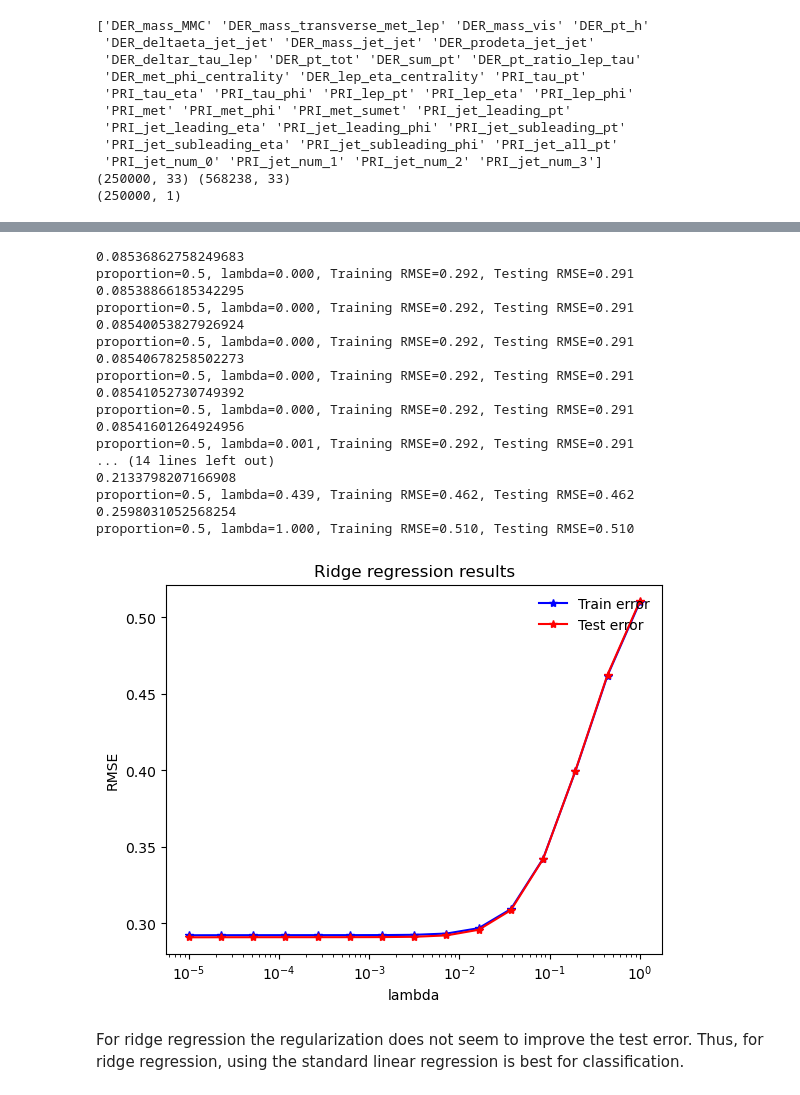
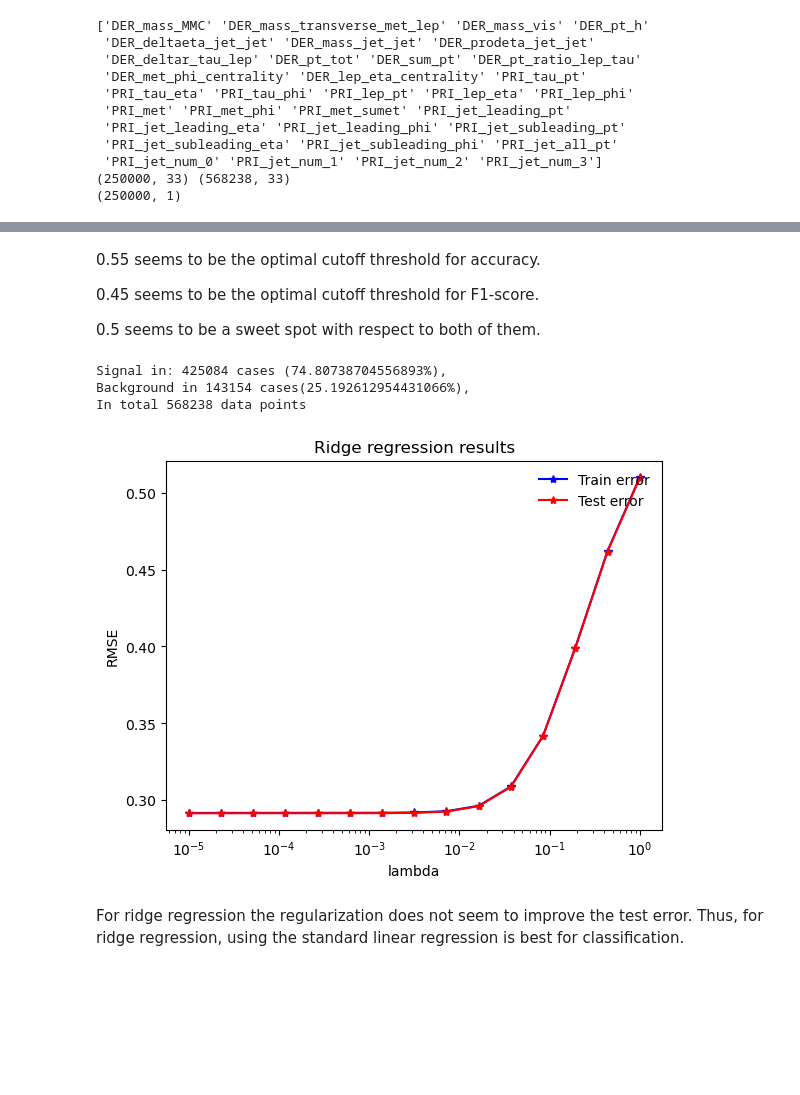
Before and after one commit to CS-433/ml-project-1-cheruben-3, a Jupyter notebook: src/run.ipynb, the cells around one changed output, grey strips where cells are left out. Drawn from its saved outputs; the diff is of its cells as text; code cells hidden in the pictures; blank space fills up the shorter version.

Commit message:
Perform and analyze classification with linear regression

```diff
--- a/src/run.ipynb
+++ b/src/run.ipynb
@@ -181,3 +263,31 @@ print('Weights:', w)
+# %% [markdown]
+0.55 seems to be the optimal cutoff threshold for accuracy.
+
+0.45 seems to be the optimal cutoff threshold for F1-score.
+
+0.5 seems to be a sweet spot with respect to both of them.
+# %%
+# Create predictions with linear regression
+predictions = X_test_public @ w
+cutoff = 0.5
+predictions = (predictions > cutoff).astype(np.int32)
+n_test = X_test_public.shape[0]
+n_signal = predictions[predictions == 1].shape[0]
+n_background = predictions[predictions == 0].shape[0]
+print(f"""Signal in: {n_signal} cases ({n_signal / n_test * 100}%),
+Background in {n_background} cases({ n_background / n_test * 100}%),
+In total {X_test_public.shape[0]} data points""")
+
+submission_file_name = 'submission_linregr.csv'
+with open(os.path.join(data_directory, submission_file_name), mode='w', newline='', encoding='utf-8') as submission_file:
+    writer = csv.writer(submission_file, delimiter=',')
+    writer.writerow(['Id', 'Prediction'])
+    for i, prediction in enumerate(predictions):
+        writer.writerow([ids_test_public[i], 1 if prediction else -1])
+# %% [output]
+Signal in: 425084 cases (74.80738704556893%),
+Background in 143154 cases(25.192612954431066%),
+In total 568238 data points
 # %%
 def plot_train_test(train_errors, test_errors, lambdas):
     """
@@ -198,45 +308,25 @@ def plot_train_test(train_errors, test_errors, lambdas):
 # %%
 # Evaluating Ridge regression
 from metrics import (
     RidgeLoss
 )
 
 def test_ridge_regression(x, y, ratio):
 
     lambdas = np.logspace(-5, 0, 15)
     x_tr, x_te, y_tr, y_te = train_test_split(x, y, train_proportion=ratio)
     rmse_tr = []
     rmse_te = []
 
     for ind, lambda_ in enumerate(lambdas):
         w, loss = ridge_regression(y_tr, x_tr, lambda_)
         rmse_tr.append(np.sqrt(loss))
         rmse_te.append(np.sqrt(RidgeLoss.loss(x_te, y_te, w)))
 
-        print("proportion={p}, lambda={l:.3f}, Training RMSE={tr:.3f}, Testing RMSE={te:.3f}".format(
-                p=ratio, l=lambda_, tr=rmse_tr[ind], te=rmse_te[ind]))
-
     plot_train_test(rmse_tr, rmse_te, lambdas)
 
 test_ridge_regression(X_train_public, Y_train_public, 0.5)
 # %% [output]
-0.08536862758249683
-proportion=0.5, lambda=0.000, Training RMSE=0.292, Testing RMSE=0.291
-0.08538866185342295
-proportion=0.5, lambda=0.000, Training RMSE=0.292, Testing RMSE=0.291
-0.08540053827926924
-proportion=0.5, lambda=0.000, Training RMSE=0.292, Testing RMSE=0.291
-0.08540678258502273
-proportion=0.5, lambda=0.000, Training RMSE=0.292, Testing RMSE=0.291
-0.08541052730749392
-proportion=0.5, lambda=0.000, Training RMSE=0.292, Testing RMSE=0.291
-0.08541601264924956
-proportion=0.5, lambda=0.001, Training RMSE=0.292, Testing RMSE=0.291
-... (14 lines left out)
-0.2133798207166908
-proportion=0.5, lambda=0.439, Training RMSE=0.462, Testing RMSE=0.462
-0.2598031052568254
-proportion=0.5, lambda=1.000, Training RMSE=0.510, Testing RMSE=0.510
-[figure, old version]
+[figure, new version]
 # %% [markdown]
 For ridge regression the regularization does not seem to improve the test error. Thus, for ridge regression, using the standard linear regression is best for classification.
```
Also changed, not shown: parts of 9 cells of this notebook, 1 other file.
